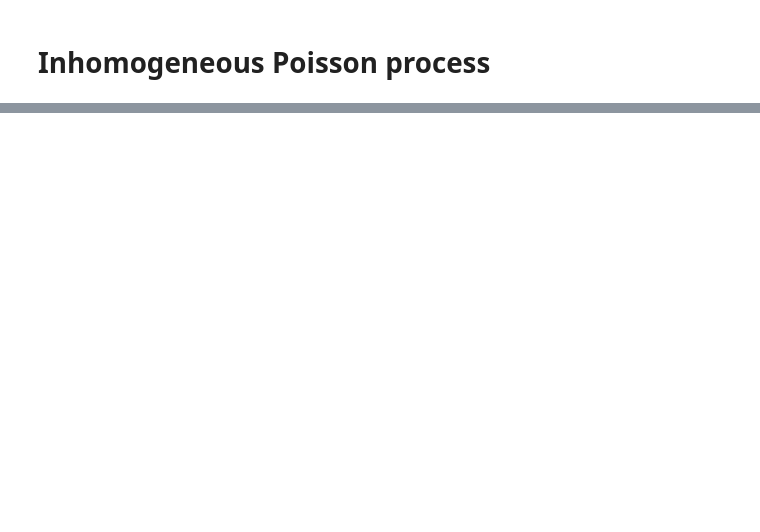
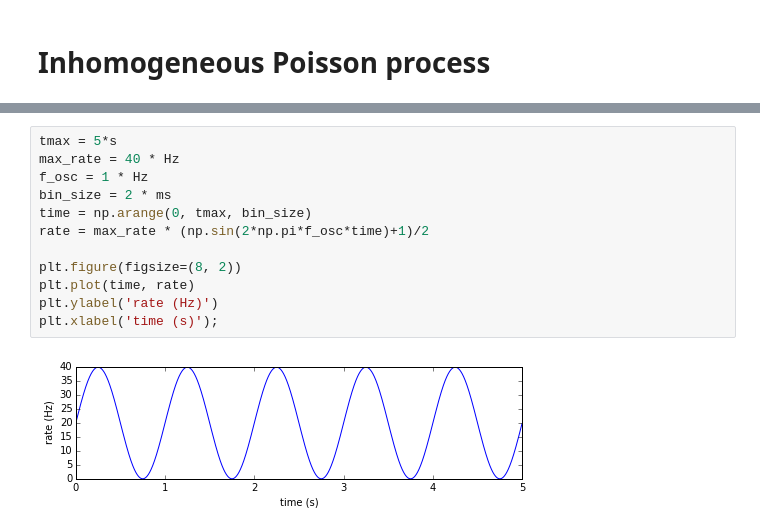
Before and after one commit to btel/python-in-neuroscience-tutorials, a Jupyter notebook: poisson_process.ipynb, the cells around one changed output, grey strips where cells are left out. Saved outputs shown, nothing was run; the diff lists cells and outputs as text; blank space fills up the shorter version.

```diff
--- a/poisson_process.ipynb
+++ b/poisson_process.ipynb
@@ -395,0 +395,14 @@ SyntaxError: invalid syntax (<ipython-input-63-b93c0b768181>, line 3)
+# %%
+tmax = 5*s
+max_rate = 40 * Hz
+f_osc = 1 * Hz
+bin_size = 2 * ms
+time = np.arange(0, tmax, bin_size)
+rate = max_rate * (np.sin(2*np.pi*f_osc*time)+1)/2
+
+plt.figure(figsize=(8, 2))
+plt.plot(time, rate)
+plt.ylabel('rate (Hz)')
+plt.xlabel('time (s)');
+# %% [output]
+[figure, added]
```
Also changed, not shown: parts of 45 cells of this notebook.
